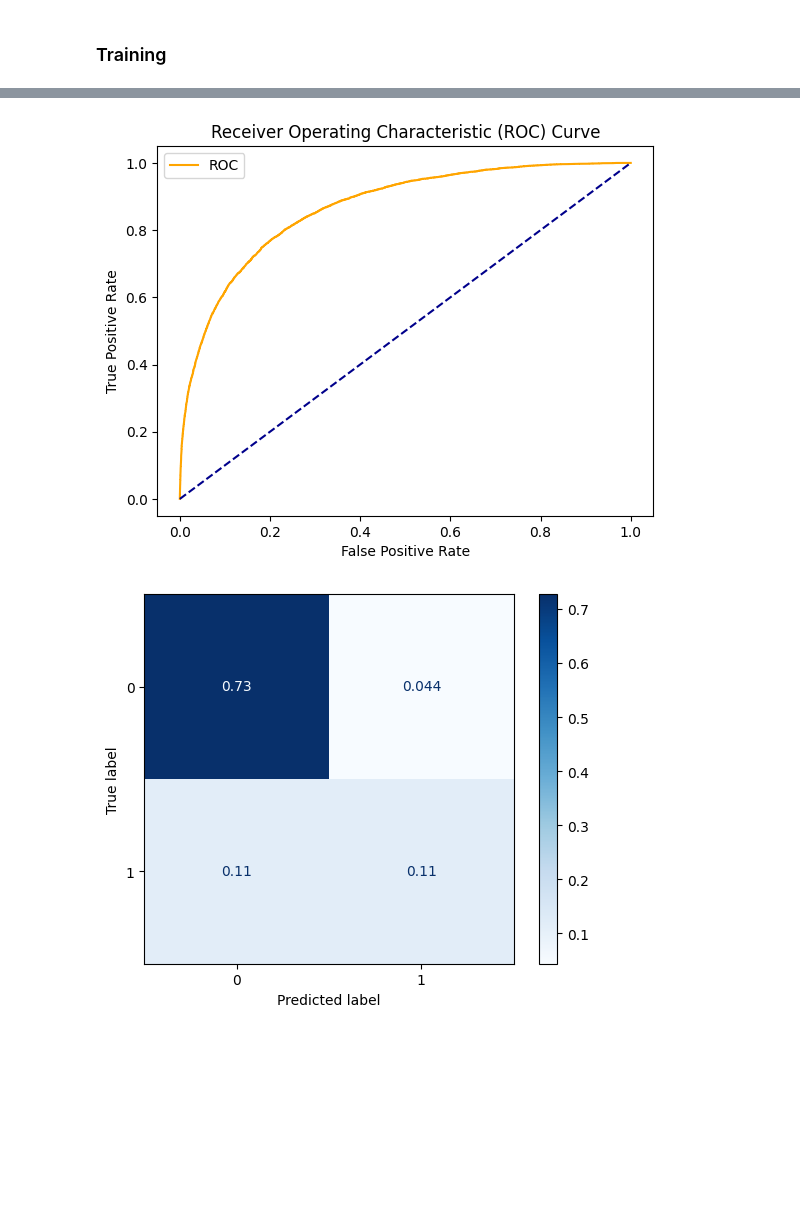
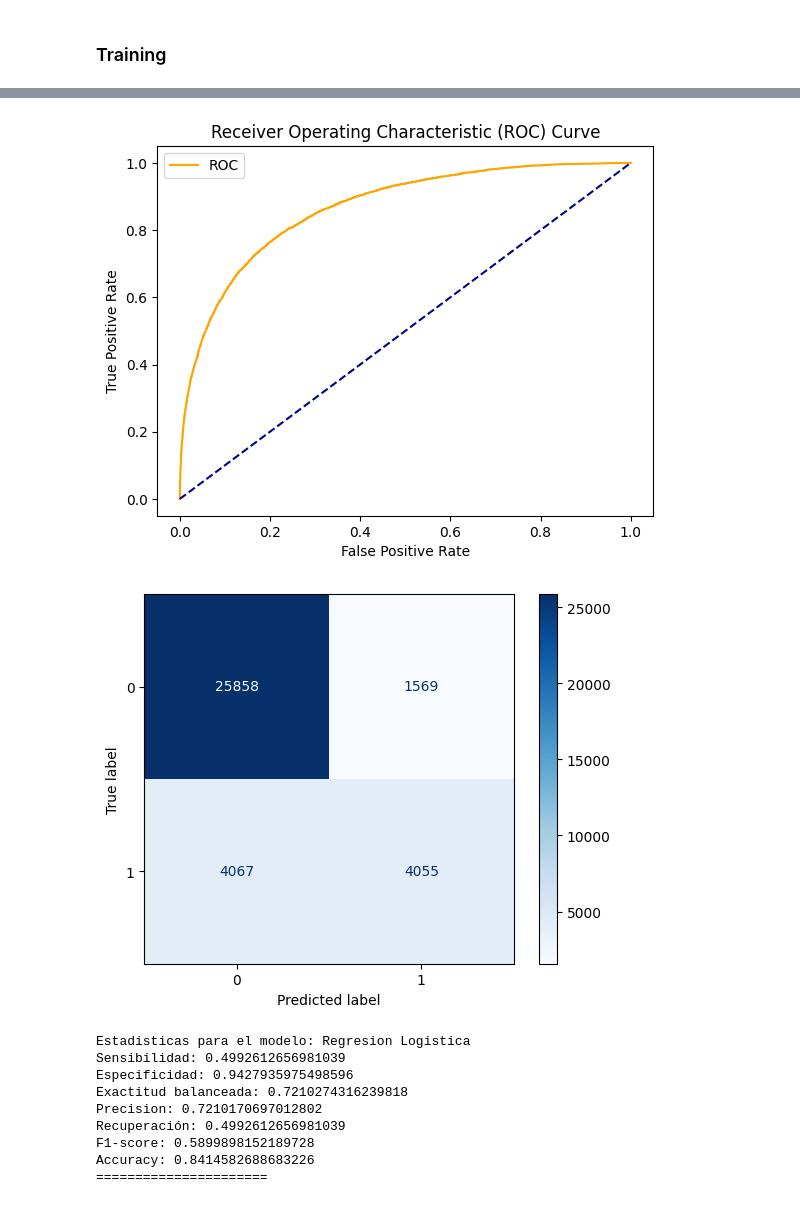
Before and after one commit to diegosarina-ceia/AMq1, a Jupyter notebook: TP_Final_Aprendizaje_maquinas1_new.ipynb, the cells around one changed output, grey strips where cells are left out. Saved outputs shown, nothing was run; the diff lists cells and outputs as text; code cells hidden in the pictures; blank space fills up the shorter version.

```diff
--- a/TP_Final_Aprendizaje_maquinas1_new.ipynb
+++ b/TP_Final_Aprendizaje_maquinas1_new.ipynb
@@ -97,7 +99,4 @@ weather_df.head(10)
 | 9 | 13.1 | 30.1 | 1.4 | 7.44 | 10.32 | 28.0 | 15.0 | 11.0 | ... |
-# %%
-# Eliminar columnas con
-weather_df = weather_df.drop(weather_df.filter(like='Location_').columns, axis=1)
 # %%
 weather_df.describe()
 # %% [output]
@@ -199,0 +388,5 @@ frame
+# %%
+# Eliminacion de features
+
+to_delete = ["Temp9am", "Temp3pm", "Pressure9am"]
+weather_df.drop(to_delete, axis=1, inplace=True)
@@ -280,15 +485,6 @@ from sklearn.preprocessing import StandardScaler
 scaler = StandardScaler()
 X_train = scaler.fit_transform(X_train)
 X_test = scaler.fit_transform(X_test)
-# %%
-def plot_roc_cur(fper, tper):
-    plt.plot(fper, tper, color='orange', label='ROC')
-    plt.plot([0, 1], [0, 1], color='darkblue', linestyle='--')
-    plt.xlabel('False Positive Rate')
-    plt.ylabel('True Positive Rate')
-    plt.title('Receiver Operating Characteristic (ROC) Curve')
-    plt.legend()
-    plt.show()
 # %%
 import pandas as pd
 from sklearn.model_selection import train_test_split
@@ -299,7 +495,7 @@ import matplotlib.pyplot as plt
 import time
 
 # Función para ejecutar y evaluar el modelo
-def run_model(model, X_train, y_train, X_test, y_test):
+def run_model(model, X_train, y_train, X_test, y_test, modelname):
     start_time = time.time()
     model.fit(X_train, y_train)
     y_pred = model.predict(X_test)
@@ -315,8 +511,12 @@ def run_model(model, X_train, y_train, X_test, y_test):
     plot_roc_cur(fper, tper)
 
     # Plot Confusion Matrix
-    ConfusionMatrixDisplay.from_estimator(model, X_test, y_test, cmap=plt.cm.Blues, normalize='all')
+    ConfusionMatrixDisplay.from_estimator(model, X_test, y_test, cmap=plt.cm.Blues)
     plt.show()
+
+    matrix = confusion_matrix(y_test, y_pred)
+
+    model_stats(modelname, matrix, y_test, y_pred)
 
     return model, accuracy, roc_auc, coh_kap, time_taken
 
@@ -329,14 +529,40 @@ def plot_roc_cur(fper, tper):
     plt.title('Receiver Operating Characteristic (ROC) Curve')
     plt.legend()
     plt.show()
+
+def model_stats(modelname, confusion_matrix, y_test, y_pred):
+    print(f"Estadisticas para el modelo: {modelname}")
+    P = np.sum(confusion_matrix[1, :])
+    N = np.sum(confusion_matrix[0, :])
+    TP = confusion_matrix[1, 1]
+    TN = confusion_matrix[0, 0]
+    TPR = TP/P
+    TNR = TN/N
+    print(f"Sensibilidad: {TP/P}")
+    print(f"Especificidad: {TN/N}")
+    print(f"Exactitud balanceada: {(TPR + TNR)/2}")
+    print(f"Precision: {precision_score(y_test, y_pred, zero_division=0)}")
+    print(f"Recuperación: {recall_score(y_test, y_pred, zero_division=0)}")
+    print(f"F1-score: {f1_score(y_test, y_pred, zero_division=0)}")
+    print(f"Accuracy: {accuracy_score(y_test, y_pred)}")
+    print(f"======================")
 # %%
 # Logistic Regression
 from sklearn.linear_model import LogisticRegression
 
 params_lr = {'penalty': 'l1', 'solver':'liblinear'}
 
 model_lr = LogisticRegression(**params_lr)
-model_lr, accuracy_lr, roc_auc_lr, coh_kap_lr, tt_lr = run_model(model_lr, X_train, y_train, X_test, y_test)
+model_lr, accuracy_lr, roc_auc_lr, coh_kap_lr, tt_lr = run_model(model_lr, X_train, y_train, X_test, y_test, "Regresion Logistica")
 # %% [output]
 [figure]
-[figure, old version]
+[figure, new version]
+Estadisticas para el modelo: Regresion Logistica
+Sensibilidad: 0.4992612656981039
+Especificidad: 0.9427935975498596
+Exactitud balanceada: 0.7210274316239818
+Precision: 0.7210170697012802
+Recuperación: 0.4992612656981039
+F1-score: 0.5899898152189728
+Accuracy: 0.8414582688683226
+======================
```
Also changed, not shown: parts of 46 cells of this notebook.
